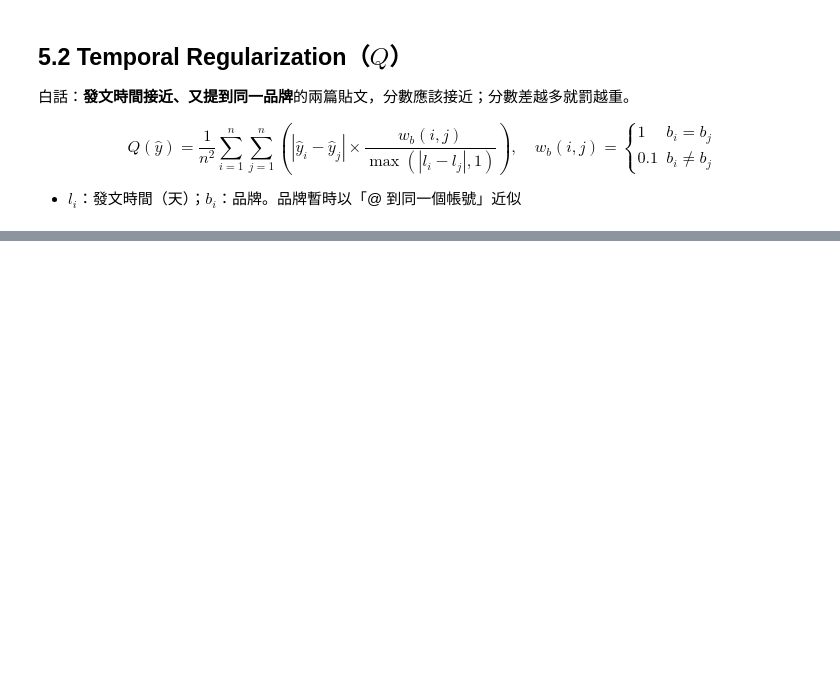
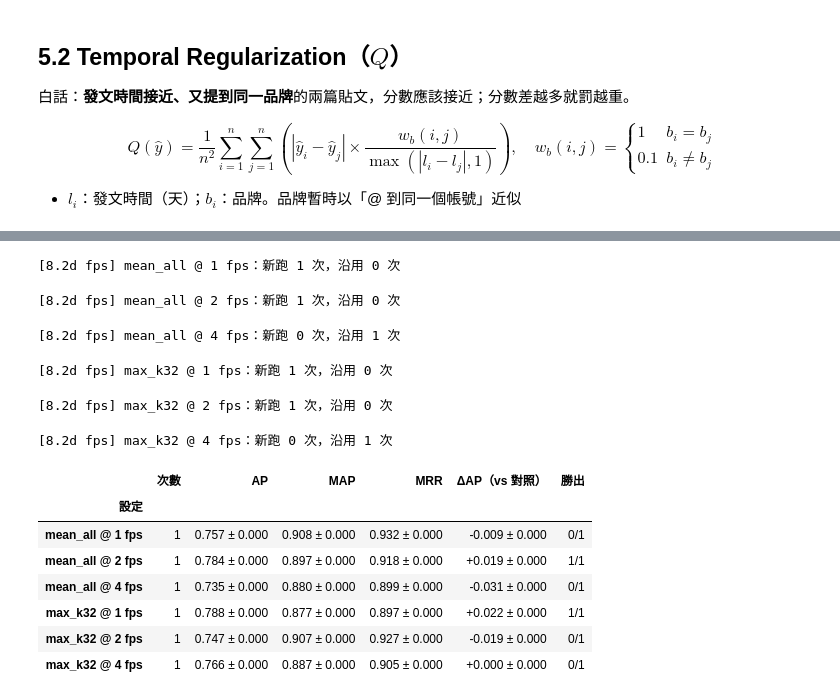
Before and after one commit to ying-tzu-dai/Multimodal_SPoD_Video, a Jupyter notebook: scripts/Pilot_Model_v0.ipynb, the cells around one changed output, grey strips where cells are left out. Saved outputs shown, nothing was run; the diff lists cells and outputs as text; code cells hidden in the pictures; blank space fills up the shorter version.

```diff
--- a/scripts/Pilot_Model_v0.ipynb
+++ b/scripts/Pilot_Model_v0.ipynb
@@ -739,0 +1075,3 @@ epoch  50 | R_S 2.8120 | Q 0.0040 | MAP 1.000 | MRR 1.000 | AP 0.999 | AP@10 1.0
+# %%
+CURRENT = dict(REFERENCE)            # 逐階段更新的「目前最佳設定」
+print("RUN_ABLATION =", RUN_ABLATION, "｜起點：", CURRENT["video"])
@@ -739,0 +1160,14 @@ epoch  50 | R_S 2.8120 | Q 0.0040 | MAP 1.000 | MRR 1.000 | AP 0.999 | AP@10 1.0
+# %%
+pv = parse_vkey(CURRENT["video"])
+K_OPTIONS = ([(f"K={k}", with_video(CURRENT, **{**pv, "k": k})) for k in K_LIST]   # 少格（便宜）優先
+             if pv and pv["k"] != "all" else [])
+if RUN_ABLATION:
+    if K_OPTIONS:
+        for n, c in K_OPTIONS + (video_only(K_OPTIONS) if ALSO_VIDEO_ONLY else []):
+            run("8.2b K", n, c)
+        display(metric_table(K_OPTIONS, ref_cfg=CURRENT))
+        if ALSO_VIDEO_ONLY:
+            display(metric_table(video_only(K_OPTIONS), ref_cfg={**CURRENT, "aspects": ("video",)}))
+        CURRENT = pick("8.2b K", K_OPTIONS)
+    else:
+        print("目前的 pooling 不是固定格數，K 不適用，略過")
@@ -739,0 +1179,15 @@ epoch  50 | R_S 2.8120 | Q 0.0040 | MAP 1.000 | MRR 1.000 | AP 0.999 | AP@10 1.0
+# %%
+pv = parse_vkey(CURRENT["video"])
+SAMP_OPTIONS = ([("uniform：均勻", with_video(CURRENT, **{**pv, "sampling": "uniform"})),
+                 ("shot：依鏡頭",  with_video(CURRENT, **{**pv, "sampling": "shot"}))]
+                if pv and pv["k"] != "all" else [])
+if RUN_ABLATION:
+    if SAMP_OPTIONS:
+        for n, c in SAMP_OPTIONS + (video_only(SAMP_OPTIONS) if ALSO_VIDEO_ONLY else []):
+            run("8.2c sampling", n, c)
+        display(metric_table(SAMP_OPTIONS, ref_cfg=CURRENT))
+        if ALSO_VIDEO_ONLY:
+            display(metric_table(video_only(SAMP_OPTIONS), ref_cfg={**CURRENT, "aspects": ("video",)}))
+        CURRENT = pick("8.2c sampling", SAMP_OPTIONS)
+    else:
+        print("目前的 pooling 不是固定格數，取樣方式不適用，略過")
@@ -739,0 +1200,25 @@ epoch  50 | R_S 2.8120 | Q 0.0040 | MAP 1.000 | MRR 1.000 | AP 0.999 | AP@10 1.0
+# %%
+FPS_ITEMS = ([(f"mean_all @ {f} fps", with_video(REFERENCE, pool="mean", fps=f)) for f in (1, 2, 4)] +
+             [(f"max_k32 @ {f} fps",  with_video(REFERENCE, pool="max", k=32, fps=f)) for f in (1, 2, 4)])
+if RUN_ABLATION:
+    for n, c in FPS_ITEMS:
+        run("8.2d fps", n, c)
+    display(metric_table(FPS_ITEMS, ref_cfg=REFERENCE))
+    pv = parse_vkey(CURRENT["video"])
+    if pv and pv["pool"] == "mean" and pv["k"] == "all":
+        CURRENT = pick("8.2d fps", [(f"{f} fps", with_video(CURRENT, **{**pv, "fps": f})) for f in (1, 2, 4)])
+# %% [output]
+[8.2d fps] mean_all @ 1 fps：新跑 1 次，沿用 0 次
+[8.2d fps] mean_all @ 2 fps：新跑 1 次，沿用 0 次
+[8.2d fps] mean_all @ 4 fps：新跑 0 次，沿用 1 次
+[8.2d fps] max_k32 @ 1 fps：新跑 1 次，沿用 0 次
+[8.2d fps] max_k32 @ 2 fps：新跑 1 次，沿用 0 次
+[8.2d fps] max_k32 @ 4 fps：新跑 0 次，沿用 1 次
+|  | 次數 | AP | MAP | MRR | ΔAP（vs 對照） | 勝出 |
+| 設定 |  |  |  |  |  |  |
+| mean_all @ 1 fps | 1 | 0.757 ± 0.000 | 0.908 ± 0.000 | 0.932 ± 0.000 | -0.009 ± 0.000 | 0/1 |
+| mean_all @ 2 fps | 1 | 0.784 ± 0.000 | 0.897 ± 0.000 | 0.918 ± 0.000 | +0.019 ± 0.000 | 1/1 |
+| mean_all @ 4 fps | 1 | 0.735 ± 0.000 | 0.880 ± 0.000 | 0.899 ± 0.000 | -0.031 ± 0.000 | 0/1 |
+| max_k32 @ 1 fps | 1 | 0.788 ± 0.000 | 0.877 ± 0.000 | 0.897 ± 0.000 | +0.022 ± 0.000 | 1/1 |
+| max_k32 @ 2 fps | 1 | 0.747 ± 0.000 | 0.907 ± 0.000 | 0.927 ± 0.000 | -0.019 ± 0.000 | 0/1 |
+| max_k32 @ 4 fps | 1 | 0.766 ± 0.000 | 0.887 ± 0.000 | 0.905 ± 0.000 | +0.000 ± 0.000 | 0/1 |
```
Also changed, not shown: parts of 56 cells of this notebook, 3 other files.
